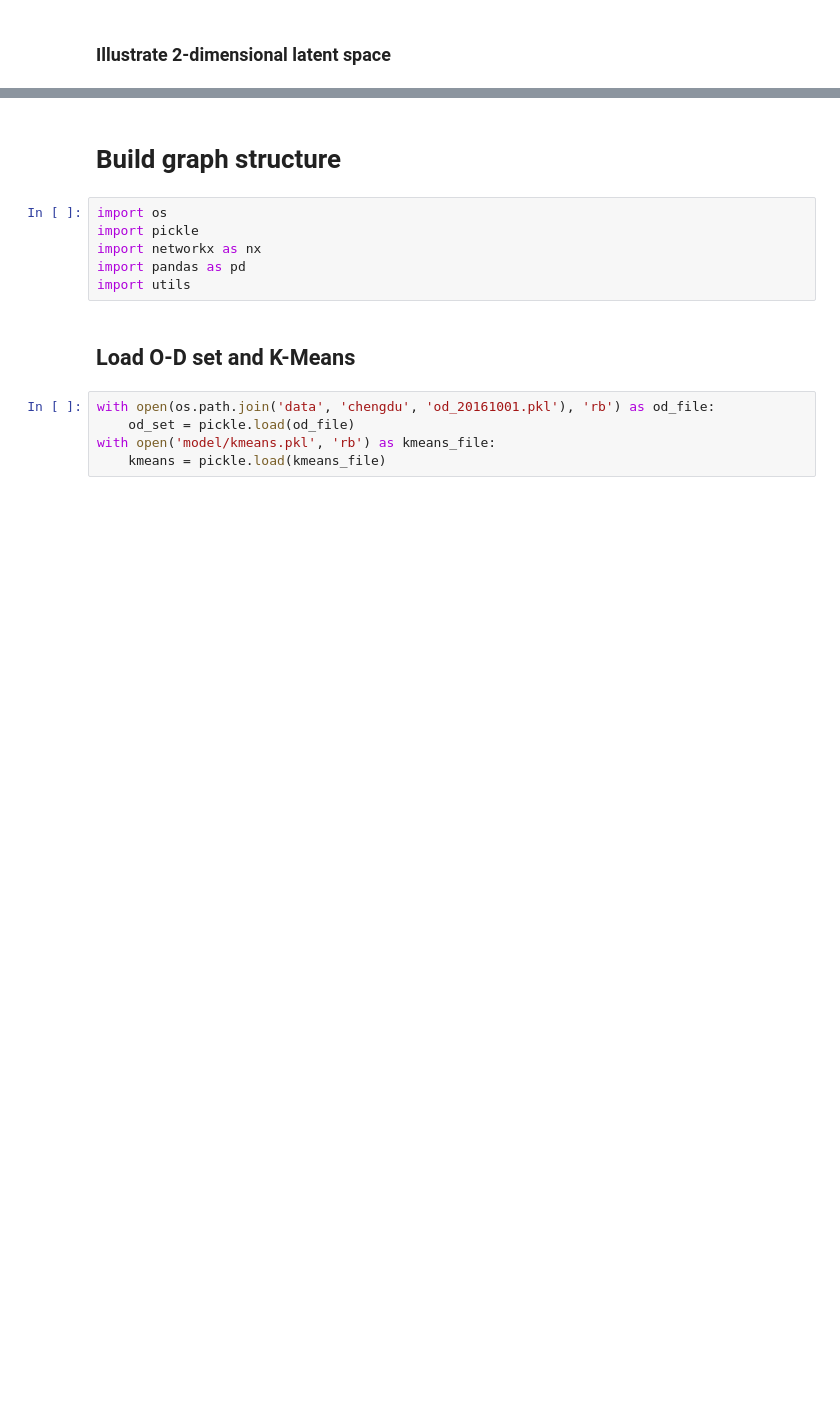
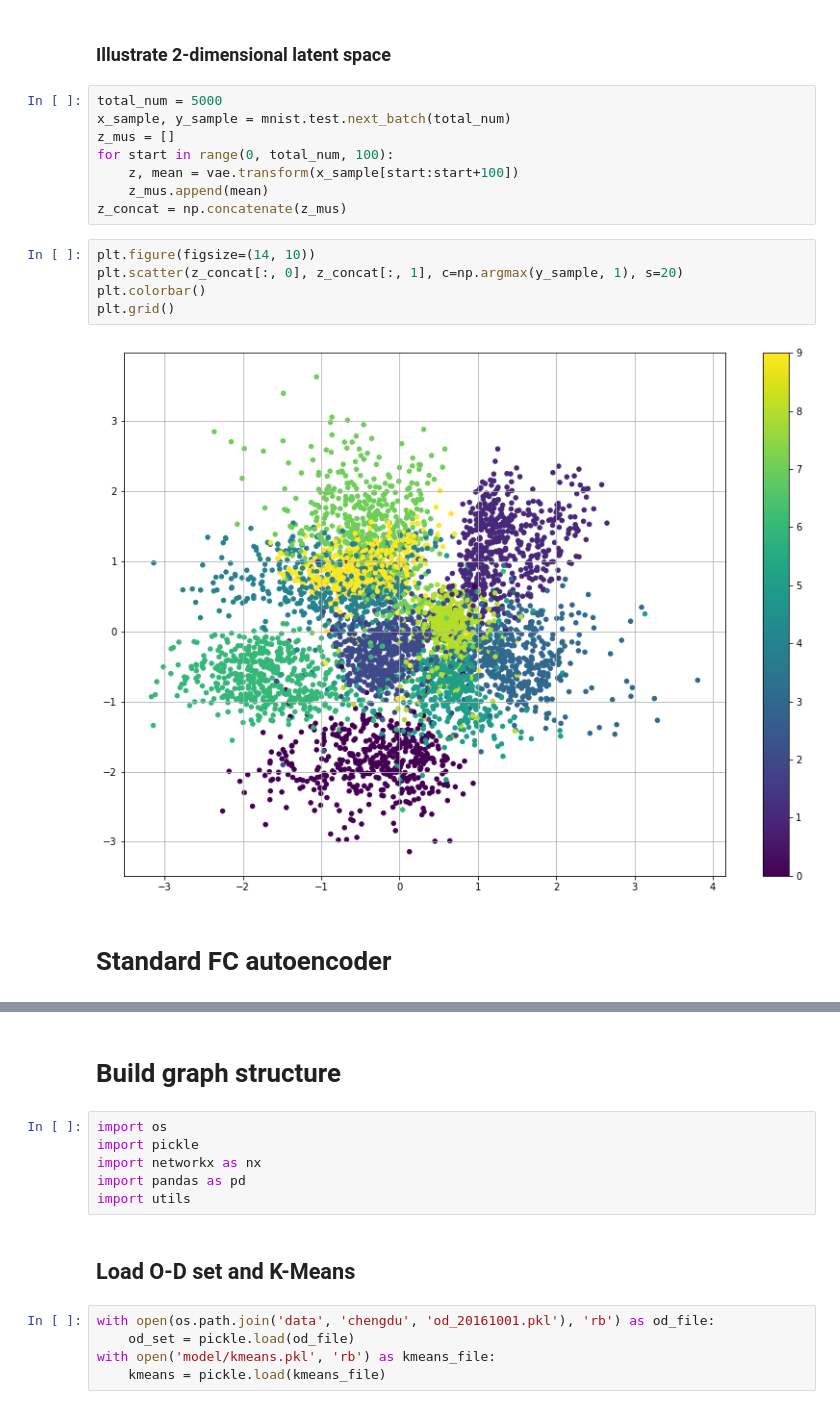
Before and after one commit to Logan-Lin/ELAINE-tensorflow, a Jupyter notebook: ELAINE.ipynb, the cells around one changed output, grey strips where cells are left out. Saved outputs shown, nothing was run; the diff lists cells and outputs as text; blank space fills up the shorter version.

```diff
--- a/ELAINE.ipynb
+++ b/ELAINE.ipynb
@@ -318,2 +316,19 @@ plt.tight_layout()
 # %% [markdown]
 ### Illustrate 2-dimensional latent space
+# %%
+total_num = 5000
+x_sample, y_sample = mnist.test.next_batch(total_num)
+z_mus = []
+for start in range(0, total_num, 100):
+    z, mean = vae.transform(x_sample[start:start+100])
+    z_mus.append(mean)
+z_concat = np.concatenate(z_mus)
+# %%
+plt.figure(figsize=(14, 10))
+plt.scatter(z_concat[:, 0], z_concat[:, 1], c=np.argmax(y_sample, 1), s=20)
+plt.colorbar()
+plt.grid()
+# %% [output]
+[figure, added]
+# %% [markdown]
+# Standard FC autoencoder
```
Also changed, not shown: parts of 17 cells of this notebook.
